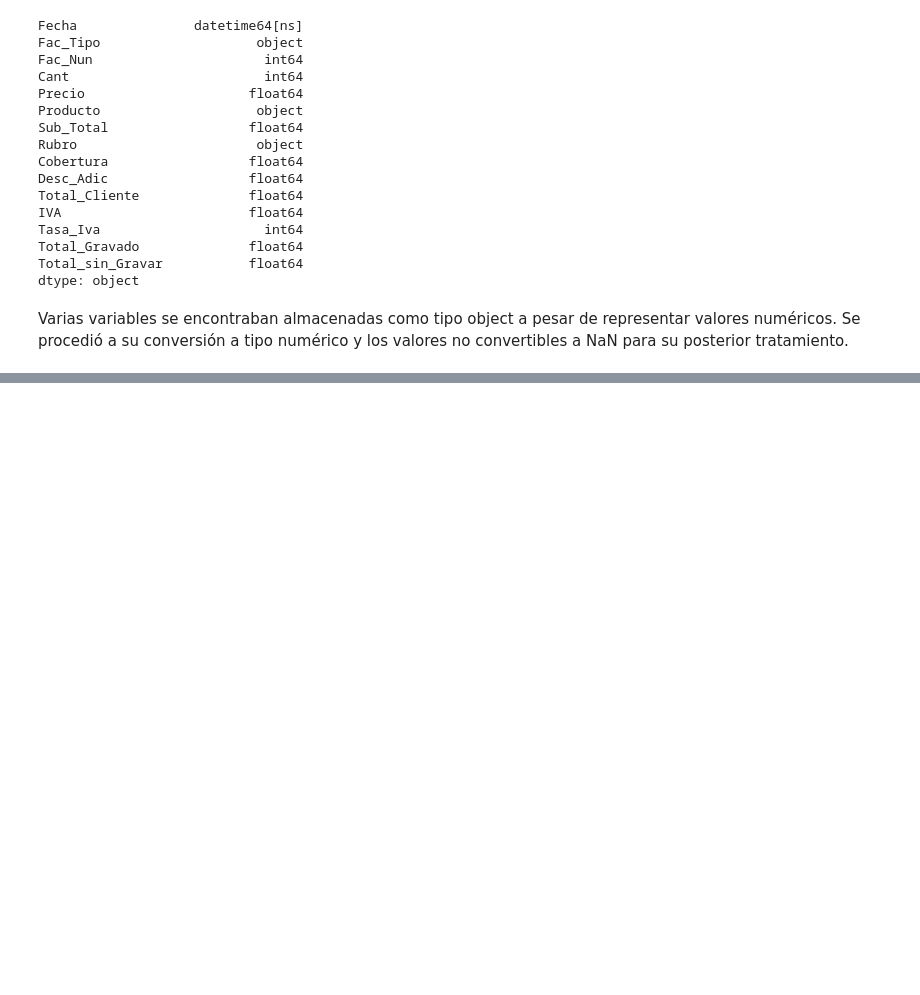
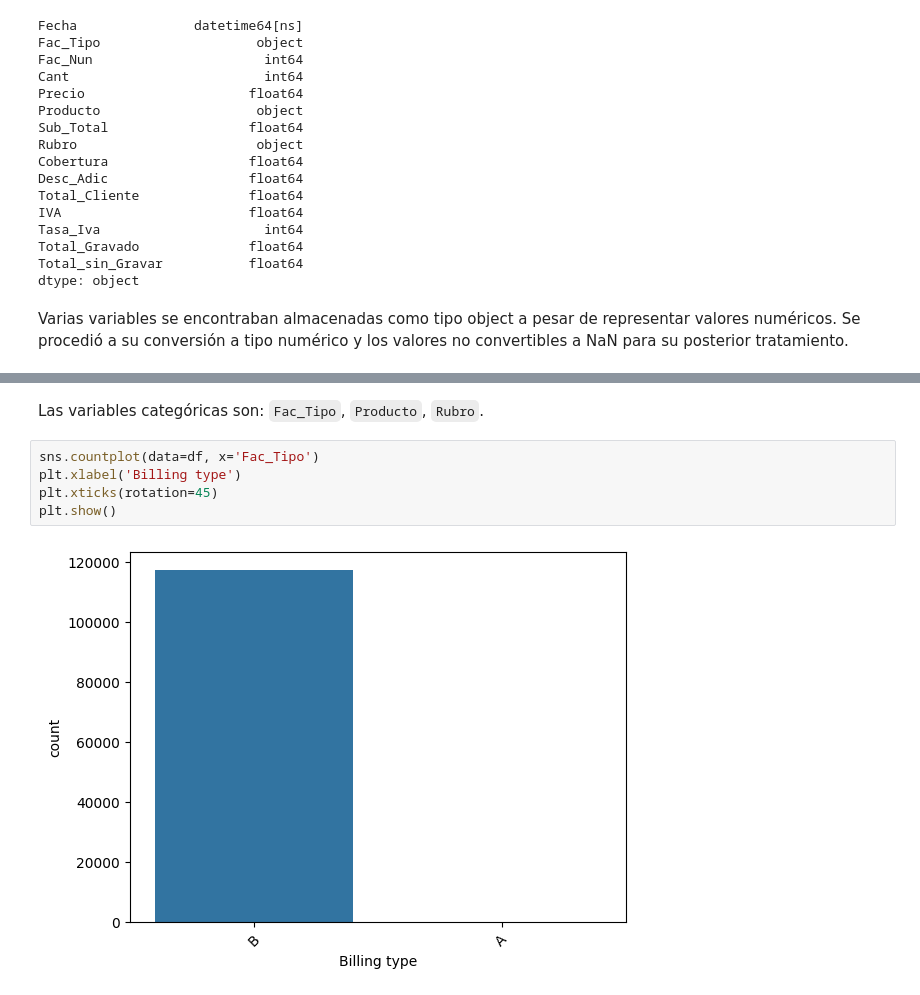
Before and after one commit to 4GeeksAcademy/sp-ml-20-final-project-g2, a Jupyter notebook: src/eda-ineta.ipynb, the cells around one changed output, grey strips where cells are left out. Drawn from its saved outputs; the diff is of its cells as text; blank space fills up the shorter version.

```diff
--- a/src/eda-ineta.ipynb
+++ b/src/eda-ineta.ipynb
@@ -390,0 +433,9 @@ Varias variables se encontraban almacenadas como tipo object a pesar de represen
+# %% [markdown]
+Las variables categóricas son: `Fac_Tipo`, `Producto`, `Rubro`.
+# %%
+sns.countplot(data=df, x='Fac_Tipo')
+plt.xlabel('Billing type')
+plt.xticks(rotation=45)
+plt.show()
+# %% [output]
+[figure, added]
```
Also changed, not shown: parts of 25 cells of this notebook, 1 other file.
